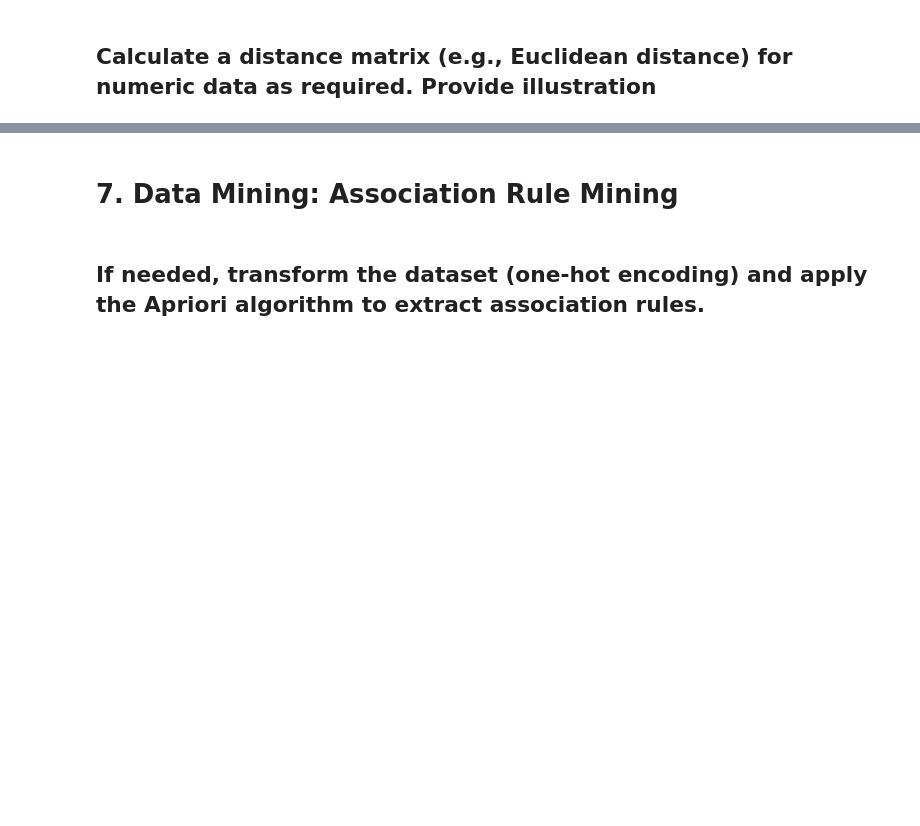
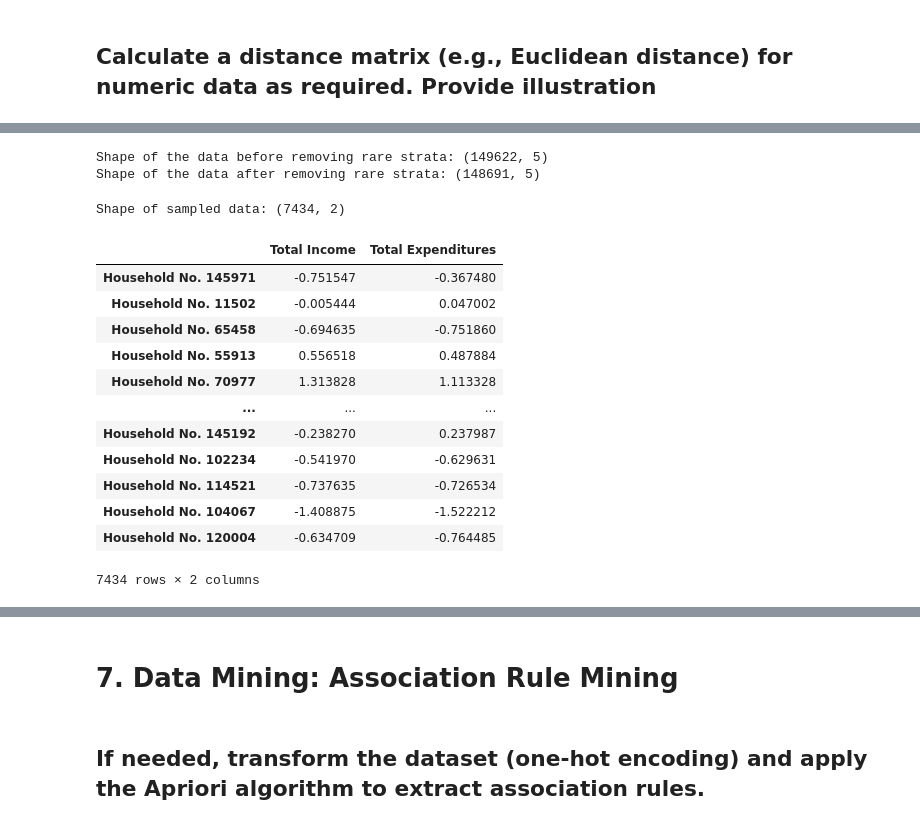
Before and after one commit to angelodelapaz/DataMiningPrelims, a Jupyter notebook: notebooks/01-EDA.ipynb, the cells around one changed output, grey strips where cells are left out. Drawn from its saved outputs; the diff is of its cells as text; code cells hidden in the pictures; blank space fills up the shorter version.

```diff
--- a/notebooks/01-EDA.ipynb
+++ b/notebooks/01-EDA.ipynb
@@ -447,0 +597,15 @@ household_df
+# %%
+num_rows = household_df.shape[0]
+
+income_iqr = household_df['Total Income'].quantile(0.75) - household_df['Total Income'].quantile(0.25)
+expenditure_iqr = household_df['Total Expenditures'].quantile(0.75) - household_df['Total Expenditures'].quantile(0.25)
+
+# Implement Freedman-Diaconis Rule
+bin_width_income = 2 * income_iqr / (num_rows ** (1/3))
+bin_width_expenditure = 2 * expenditure_iqr / (num_rows ** (1/3))
+
+income_bins = int((household_df['Total Income'].max() - household_df['Total Income'].min()) / bin_width_income)
+expenditure_bins = int((household_df['Total Expenditures'].max() - household_df['Total Expenditures'].min()) / bin_width_expenditure)
+
+print(f"Income number of bins: {income_bins}")
+print(f"Expenditure number of bins: {expenditure_bins}")
@@ -448,7 +635,41 @@ household_df
+# %%
+print("Shape of the data before removing rare strata:", household_df.shape)
+strata_counts = household_df['Strata'].value_counts()
+rare_strata = strata_counts[strata_counts < 2].index
+# Drop the rare strata
+household_df = household_df[~household_df['Strata'].isin(rare_strata)]
+
+print("Shape of the data after removing rare strata:", household_df.shape)
+# %% [output]
+Shape of the data before removing rare strata: (149622, 5)
+Shape of the data after removing rare strata: (148691, 5)
+# %%
+from sklearn.model_selection import train_test_split
+
+sampled_df, _ = train_test_split(household_df, test_size=0.95, random_state=42, stratify=household_df['Strata']) # Get 5% of the data
+
+sampled_df.drop(columns=['Income Bin', 'Expenditure Bin', 'Strata'], inplace=True)
+print('Shape of sampled data:', sampled_df.shape)
+# %% [output]
+Shape of sampled data: (7434, 2)
 # %%
 from sklearn.preprocessing import StandardScaler
 # Scale the data for Euclidean distance
-scaled_data = StandardScaler().fit_transform(household_df)
-scaled_data_df = pd.DataFrame(scaled_data, columns=household_df.columns, index=household_df.index)
+scaled_data = StandardScaler().fit_transform(sampled_df)
+scaled_data_df = pd.DataFrame(scaled_data, columns=sampled_df.columns, index=sampled_df.index)
 scaled_data_df
+# %% [output]
+|  | Total Income | Total Expenditures |
+| Household No. 145971 | -0.751547 | -0.367480 |
+| Household No. 11502 | -0.005444 | 0.047002 |
+| Household No. 65458 | -0.694635 | -0.751860 |
+| Household No. 55913 | 0.556518 | 0.487884 |
+| Household No. 70977 | 1.313828 | 1.113328 |
+| ... | ... | ... |
+| Household No. 145192 | -0.238270 | 0.237987 |
+| Household No. 102234 | -0.541970 | -0.629631 |
+| Household No. 114521 | -0.737635 | -0.726534 |
+| Household No. 104067 | -1.408875 | -1.522212 |
+| Household No. 120004 | -0.634709 | -0.764485 |
+7434 rows × 2 columns
 # %%
```
Also changed, not shown: parts of 29 cells of this notebook.
